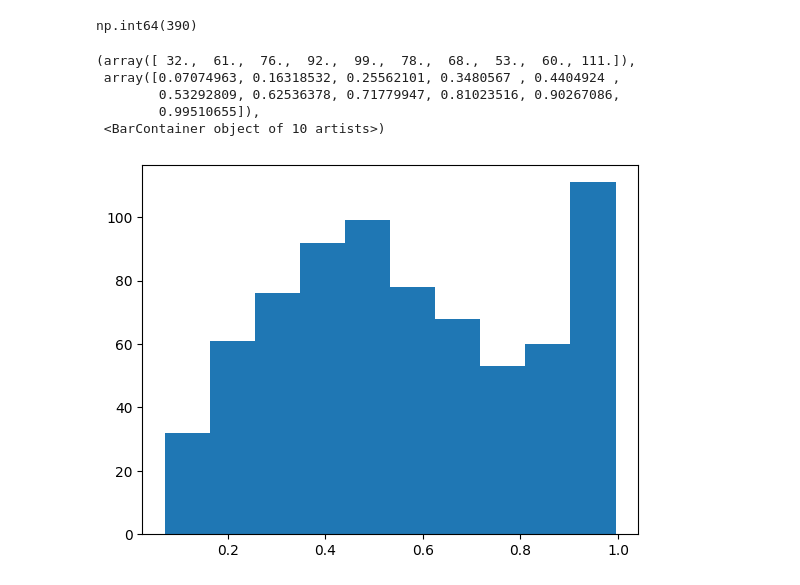
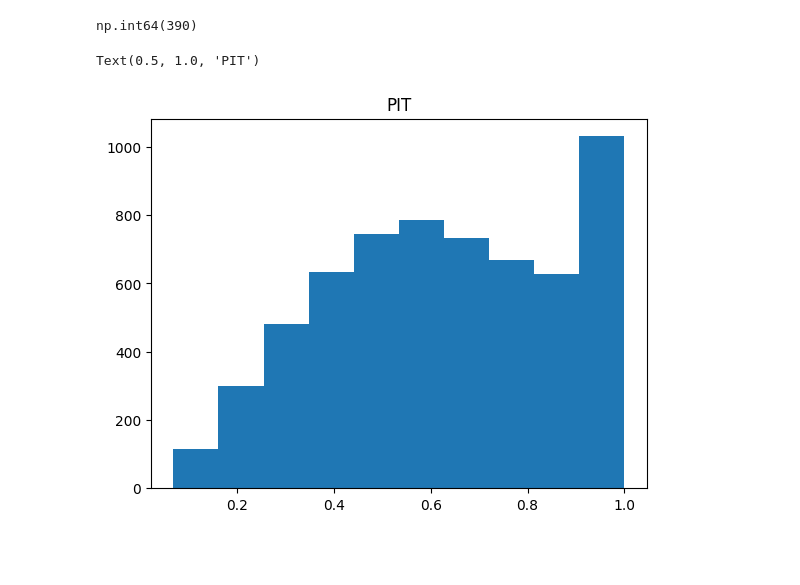
Before and after one commit to ilanGrynszpan/PyGASModels, a Jupyter notebook: sandbox.ipynb, the cells around one changed output. Cells and saved outputs as stored; diff of their text form; code cells hidden in the pictures; blank space fills up the shorter version.

```diff
--- a/sandbox.ipynb
+++ b/sandbox.ipynb
@@ -162,7 +162,7 @@ else:
     result = minimize(
         dynamics.objective,
         x0=initial_params,
-        args=(xls['precipitation'][0:730], bounds),
+        args=(xls['precipitation'], bounds),
         method='BFGS',
         options={
             'gtol': 1e-3,
@@ -246,7 +246,7 @@ array([ 5.00742809e+01,  1.06966158e+01,  1.56334692e-01,  5.20335576e-02,
         2.69923710e-03,  1.18566037e-01,  9.99567502e+00,  9.11098700e+01,
         9.68704271e+01,  4.39778502e+01,  8.01823131e+01,  4.64073606e+01])
 # %%
-y = dynamics.fit_in_sample(fis, xls['precipitation'][0:730])
+y = dynamics.fit_in_sample(fis, xls['precipitation'])
 # %%
 y
 # %% [output]
@@ -295,0 +312,3 @@ plt.plot(y)
+# %%
+dates = pd.date_range(start='2008-01-01', periods=len(xls), freq='D')
+xls.index = dates
@@ -302,5 +384,5 @@ array([20., 20.,  0.,  0.,  0.,  0.,  0.,  0.,  0.,  0.,  0.,  0.,  0.,
 # %%
-pit = dynamics.pit(fis, xls['precipitation'][0:730])
+pit = dynamics.pit(fis, xls['precipitation'])
 # %%
 pit
 # %% [output]
@@ -337,13 +419,10 @@ np.sum(pit < 0.5)
 np.int64(390)
 # %%
 plt.hist(pit)
+plt.title("PIT")
 # %% [output]
-(array([ 32.,  61.,  76.,  92.,  99.,  78.,  68.,  53.,  60., 111.]),
- array([0.07074963, 0.16318532, 0.25562101, 0.3480567 , 0.4404924 ,
-        0.53292809, 0.62536378, 0.71779947, 0.81023516, 0.90267086,
-        0.99510655]),
- <BarContainer object of 10 artists>)
+Text(0.5, 1.0, 'PIT')
-[figure, old version]
+[figure, new version]
 # %%
 quant = dynamics.get_quantile_residuals(pit)
 # %%
```
Also changed, not shown: parts of 16 cells of this notebook.
